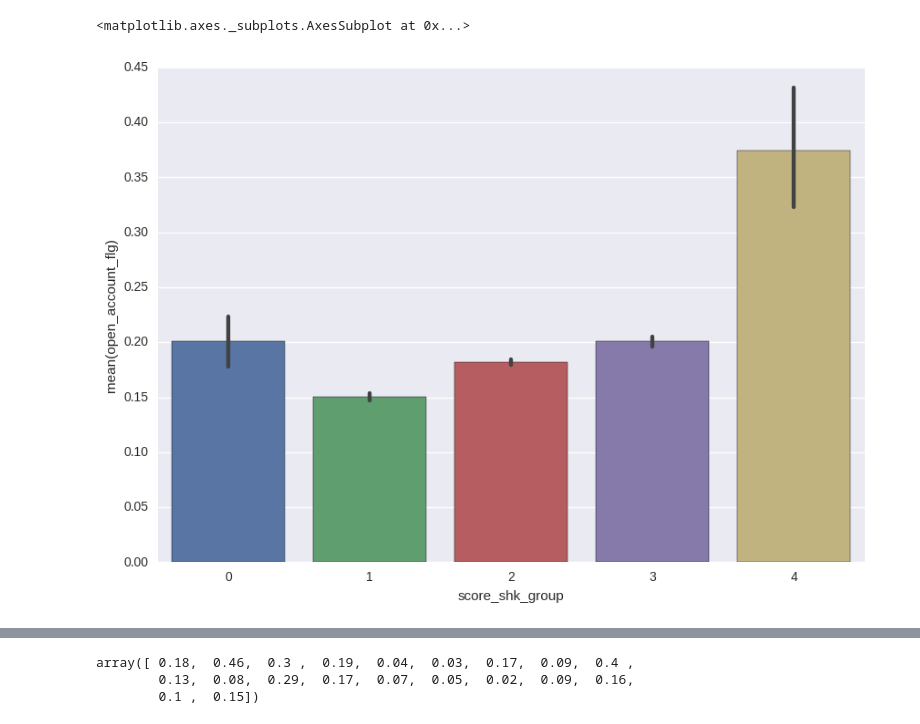
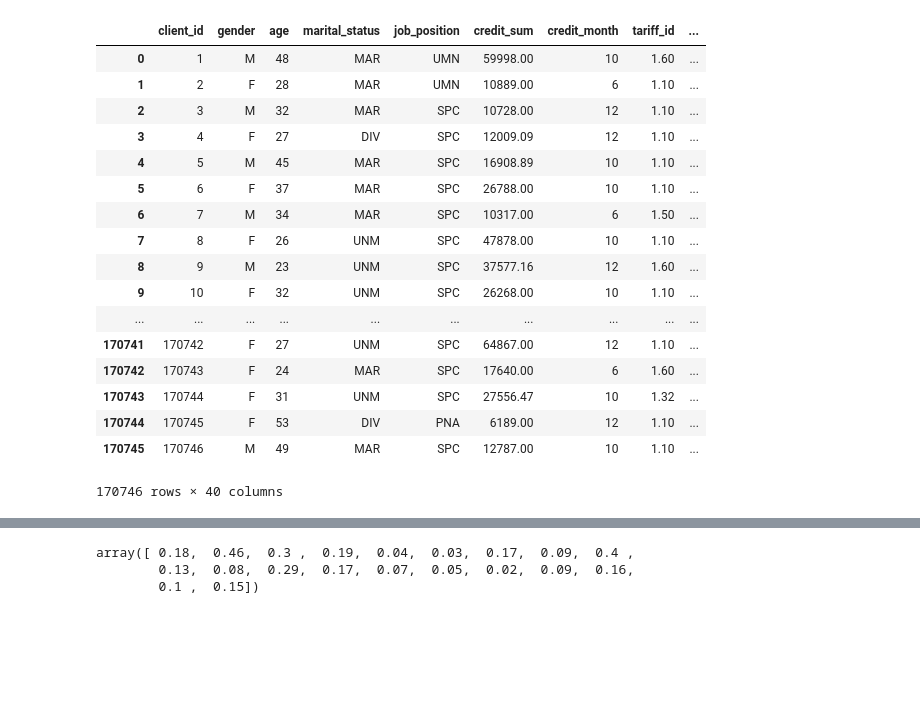
Before and after one commit to corvin28/tinkoff_boosters, a Jupyter notebook: task1_feature_making.ipynb, the cells around one changed output, grey strips where cells are left out. Drawn from its saved outputs; the diff is of its cells as text; code cells hidden in the pictures; blank space fills up the shorter version.

```diff
--- a/task1_feature_making.ipynb
+++ b/task1_feature_making.ipynb
@@ -23,7 +25,7 @@ a = ['РЕСП', 'ОБЛ', 'ОБЛАСТЬ', 'КРАЙ', 'ОБЛ.', 'РЕСП.',
 
 data.monthly_income.fillna(-1, inplace=True)
 data.living_region.fillna('N', inplace=True)
-data.credit_count.fillna(5, inplace=True)
+data.credit_count.fillna(7, inplace=True)
 data.overdue_credit_count.fillna(2, inplace=True)
 data['credit_sum'] = data.credit_sum.apply(lambda x: float(x.replace(',', '.')))
 data['score_shk'] = data.score_shk.apply(lambda x: float(x.replace(',', '.')))
@@ -32,7 +34,7 @@ data['living_region'] = data.living_region.apply(lambda x: ''.join([y for y in x
 
 data_test.monthly_income.fillna(-1, inplace=True)
 data_test.living_region.fillna('N', inplace=True)
-data_test.credit_count.fillna(5, inplace=True)
+data_test.credit_count.fillna(7, inplace=True)
 data_test.overdue_credit_count.fillna(2, inplace=True)
 data_test['credit_sum'] = data_test.credit_sum.apply(lambda x: float(x.replace(',', '.')))
 data_test['score_shk'] = data_test.score_shk.apply(lambda x: float(x.replace(',', '.')))
@@ -69,23 +71,26 @@ data_test.loc[data_test.living_region == 'КАМЧАТСКАЯ', 'living_region'
 data_test.loc[data_test.living_region == 'ЧУКОТСКИЙАO', 'living_region'] = 'ЧУКОТСКИЙ'
 data_test.loc[data_test.living_region == 'АЛТАЙ', 'living_region'] = 'АЛТАЙСКИЙ'
 # %%
-counters_cols = ['gender', 'marital_status', 'job_position', 'credit_month', 'tariff_id',
-                'education', 'living_region', 'age', 'credit_count', 'overdue_credit_count']
-one_hot_cols = ['gender', 'marital_status', 'job_position', 'credit_month', 'education', 'credit_count']
+for col in ['living_region', 'gender', 'marital_status', 'job_position', 'education']:
+    data[col], _ = pd.factorize(data[col])
+
+counters_cols = ['tariff_id', 'living_region', 'age', 'credit_count', 'overdue_credit_count',
+                 'gender', 'marital_status', 'job_position', 'credit_month', 'education']
+
 other_cols = ['credit_sum', 'score_shk', 'monthly_income', 'monthly_credit_sum']
 
 data['monthly_credit_sum'] = data.credit_sum / data.credit_month
 data_test['monthly_credit_sum'] = data_test.credit_sum / data_test.credit_month
 
 # Объединим редко встречающиеся значения признаков
-data.loc[data.credit_count > 5, 'credit_count'] = 5
-data_test.loc[data_test.credit_count > 5, 'credit_count'] = 5
+data.loc[data.credit_count > 7, 'credit_count'] = 7
+data_test.loc[data_test.credit_count > 7, 'credit_count'] = 7
 data.loc[data.overdue_credit_count > 2, 'overdue_credit_count'] = 2
 data_test.loc[data_test.overdue_credit_count > 2, 'overdue_credit_count'] = 2
 
-compress_vals(data, data_test, 'living_region', 30, 'N')
-compress_vals(data, data_test, 'tariff_id', 30, 2.0)
-compress_vals(data, data_test, 'job_position', 150, 'N')
+compress_vals(data, data_test, 'living_region', 10, 'N')
+compress_vals(data, data_test, 'tariff_id', 10, 2.0)
+compress_vals(data, data_test, 'job_position', 50, 'N')
 
 data['age_group'] = 0
 data_test['age_group'] = 0
@@ -154,7 +159,7 @@ for col in counters_cols:
     for elem in c:
         if elem not in d:
             data_test.loc[data_test[col] == elem, col] = 'N'
-
+"""
 data, pair_cols = make_pairs(data, pairs_to_col)
 data_test, pair_cols = make_pairs(data_test, pairs_to_col)
 
@@ -165,3 +170,4 @@ for col in pair_cols:
         if elem not in d:
             data_test.loc[data_test[col] == elem, col] = 'N'
     compress_vals(data, data_test, col, 30, 'N')
+"""
@@ -193,8 +176,39 @@ sns.barplot(x=data.age_group, y=data.open_account_flg)
-# %%
-sns.barplot(x=data.score_shk_group, y=data.open_account_flg)
-# %% [output]
-<matplotlib.axes._subplots.AxesSubplot at 0x...>
-[figure, removed]
+# %%
+for col in counters_cols:
+    data[col + '_count'] = 0
+    data_test[col + '_count'] = 0
+    uniq, counts = np.unique(np.hstack((data[col].values, data_test[col].values)), return_counts=True)
+    for i in range(len(uniq)):
+        data.loc[data[col] == uniq[i], col + '_count'] = counts[i]
+        data_test.loc[data_test[col] == uniq[i], col + '_count'] = counts[i]
+# %%
+X_train_prob = make_counters(X=data[counters_cols].values, y=data.open_account_flg.values, n_folds=10)
+X_test_prob = make_counters_test(data_test[counters_cols].values, data[counters_cols].values,
+                            data.open_account_flg.values)
+for i in range(len(counters_cols)):
+    data[counters_cols[i] + '_prob'] = X_train_prob[:, i]
+    data_test[counters_cols[i] + '_prob'] = X_test_prob[:, i]
+# %%
+data
+# %% [output]
+|  | client_id | gender | age | marital_status | job_position | credit_sum | credit_month | tariff_id | ... |
+| 0 | 1 | M | 48 | MAR | UMN | 59998.00 | 10 | 1.60 | ... |
+| 1 | 2 | F | 28 | MAR | UMN | 10889.00 | 6 | 1.10 | ... |
+| 2 | 3 | M | 32 | MAR | SPC | 10728.00 | 12 | 1.10 | ... |
+| 3 | 4 | F | 27 | DIV | SPC | 12009.09 | 12 | 1.10 | ... |
+| 4 | 5 | M | 45 | MAR | SPC | 16908.89 | 10 | 1.10 | ... |
+| 5 | 6 | F | 37 | MAR | SPC | 26788.00 | 10 | 1.10 | ... |
+| 6 | 7 | M | 34 | MAR | SPC | 10317.00 | 6 | 1.50 | ... |
+| 7 | 8 | F | 26 | UNM | SPC | 47878.00 | 10 | 1.10 | ... |
+| 8 | 9 | M | 23 | UNM | SPC | 37577.16 | 12 | 1.60 | ... |
+| 9 | 10 | F | 32 | UNM | SPC | 26268.00 | 10 | 1.10 | ... |
+| ... | ... | ... | ... | ... | ... | ... | ... | ... | ... |
+| 170741 | 170742 | F | 27 | UNM | SPC | 64867.00 | 12 | 1.10 | ... |
+| 170742 | 170743 | F | 24 | MAR | SPC | 17640.00 | 6 | 1.60 | ... |
+| 170743 | 170744 | F | 31 | UNM | SPC | 27556.47 | 10 | 1.32 | ... |
+| 170744 | 170745 | F | 53 | DIV | PNA | 6189.00 | 12 | 1.10 | ... |
+| 170745 | 170746 | M | 49 | MAR | SPC | 12787.00 | 10 | 1.10 | ... |
+170746 rows × 40 columns
 # %%
 #счетчики
 X_train = np.hstack((make_counters(X=data[counters_cols + pair_cols].values, y=data.open_account_flg.values,
```
Also changed, not shown: parts of 14 cells of this notebook, 2 other files.
